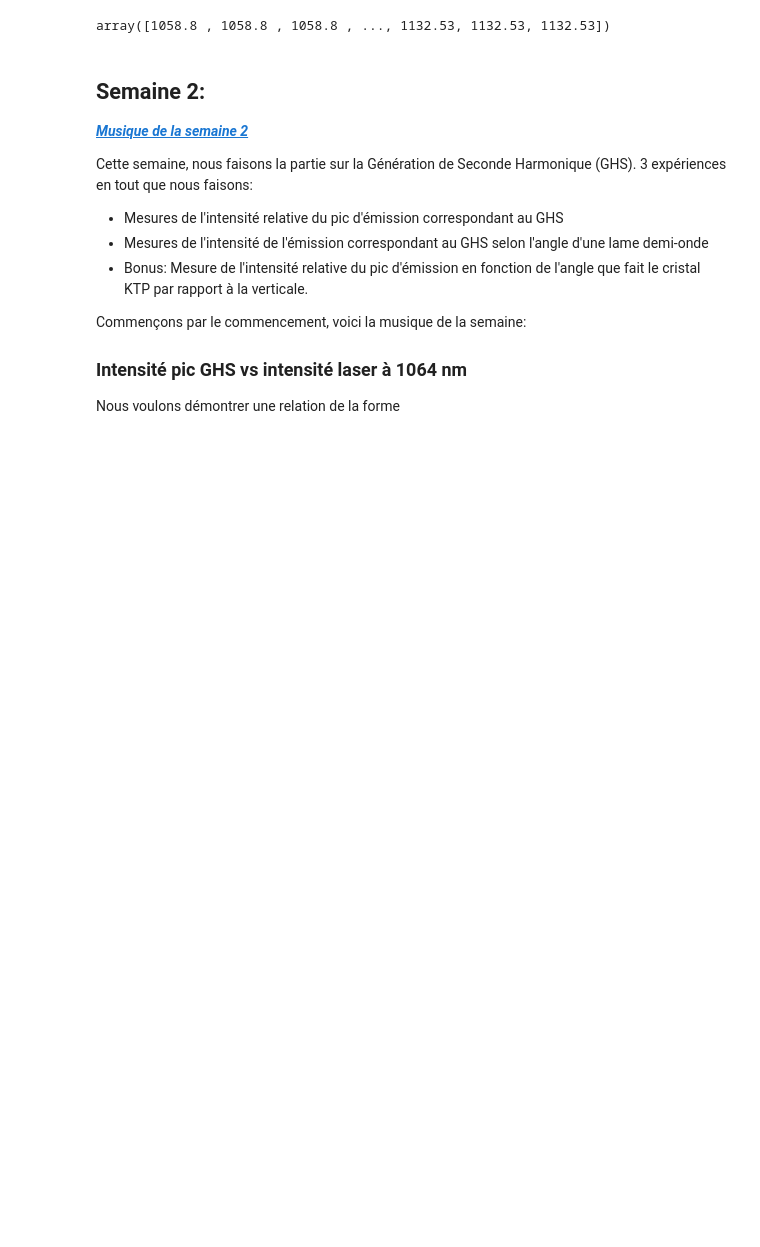
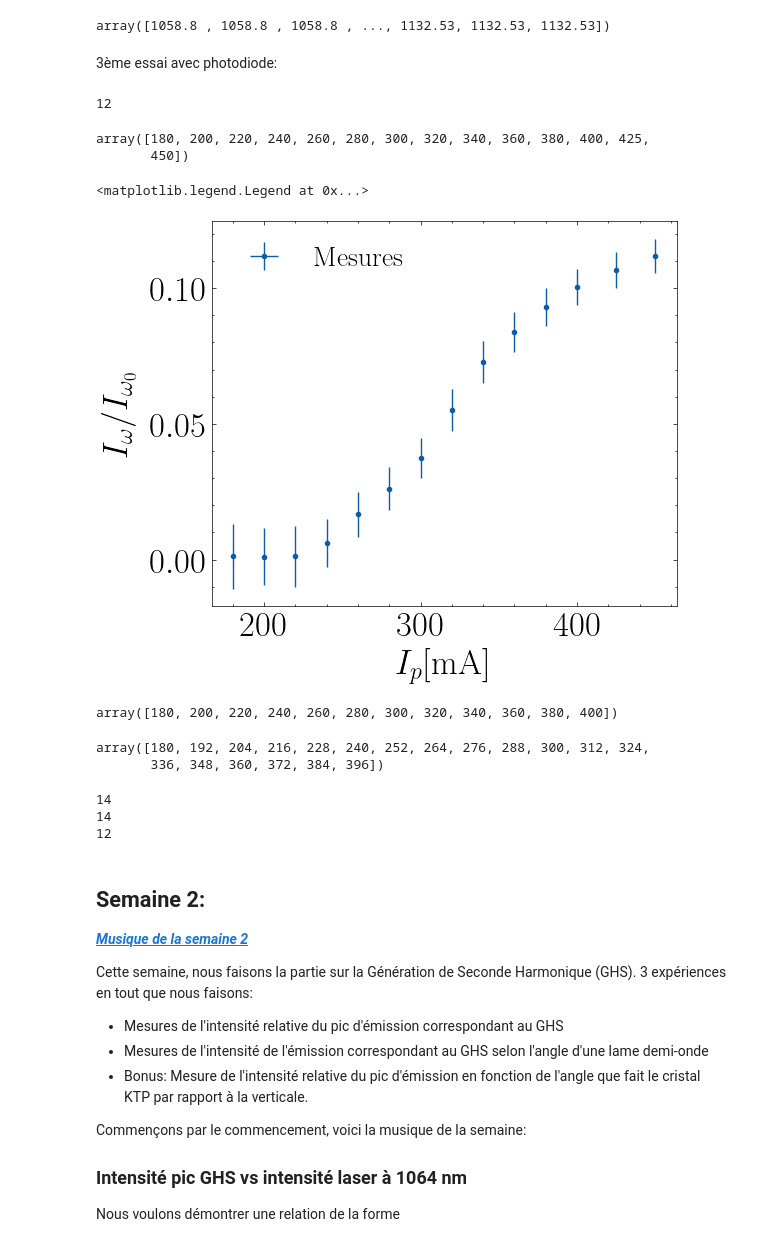
Before and after one commit to EnceladeCandy/phy3040, a Jupyter notebook: notebooks/optique_non_lineaire.ipynb, the cells around one changed output. Drawn from its saved outputs; the diff is of its cells as text; code cells hidden in the pictures; blank space fills up the shorter version.

```diff
--- a/notebooks/optique_non_lineaire.ipynb
+++ b/notebooks/optique_non_lineaire.ipynb
@@ -912,6 +937,61 @@ figure_folder
 intensity
 # %% [output]
 array([1058.8 , 1058.8 , 1058.8 , ..., 1132.53, 1132.53, 1132.53])
+# %% [markdown]
+3ème essai avec photodiode:
+# %%
+# Mesures prises dans le sens croissant: courant de pompe de 180 à 450
+intensity_808 = np.array([0.04065,0.0458, np.mean([0.0458, 0.04065]), 0.05570,0.05853,0.06048,0.06493,0.06287,0.06247,0.06570,0.06928,0.07360, 0.075, 0.076]) # mA
+# intensity_1064 = np.array([0.0074, 0.00645, 0.00551, 0.00455, 0.00346,0.00243,0.00158,0.00098,0.00034,0.00005,0.00005,0.00005 ])
+
+# Mesures prises dans le sens décroissant: courant de pompe de 450 à 180
+intensity_1064 = np.array([0.0085, 0.008, 0.0074, 0.00645, 0.00551, 0.00455, 0.00346,0.00243,0.00158,0.00098,0.00034,0.00005,0.00005 ,0.00005])[::-1] # mA
+
+# Incertitudes (même estimation qu'au début du notebook)
+intensity_std = np.array([0.007,  0.0073, 0.0072,0.00702, 0.00713, 0.00612, 0.00625, 0.00618, 0.0064]) # series of measurements at theta=20 radians
+sigma_intensity = intensity_std.std(ddof = 1)
+sigma_rapport = np.sqrt(sigma_intensity ** 2 / (intensity_808 ** 2) + (intensity_1064 ** 2)* sigma_intensity ** 2 / (intensity_808) ** 4)
+imin=180
+imax=400
+pump_current = np.append(np.arange(imin, imax+1, 20), [425, 450])
+rapport = intensity_1064 / intensity_808
+# %%
+len(pump_current)
+# %% [output]
+12
+# %%
+pump_current
+# %% [output]
+array([180, 200, 220, 240, 260, 280, 300, 320, 340, 360, 380, 400, 425,
+       450])
+# %%
+fig, axs = plt.subplots(1, 1, figsize = (6, 5))
+
+ax = axs
+ax.errorbar(pump_current, rapport, fmt = ".", label = "Mesures", xerr = sigma_intensity, yerr = sigma_rapport)
+ax.set(xlabel = r"$I_{p}$[mA]")
+ax.set_ylabel(r"$I_{\omega}/I_{\omega_0}$", labelpad = 10)
+ax.legend()
+# %% [output]
+<matplotlib.legend.Legend at 0x...>
+[figure, added]
+# %%
+pump_current
+# %% [output]
+array([180, 200, 220, 240, 260, 280, 300, 320, 340, 360, 380, 400])
+# %%
+pump_current
+# %% [output]
+array([180, 192, 204, 216, 228, 240, 252, 264, 276, 288, 300, 312, 324,
+       336, 348, 360, 372, 384, 396])
+# %%
+print(len(intensity_1064))
+print(len(intensity_808))
+print(len(pump_current))
+# %% [output]
+14
+14
+12
 # %% [markdown]
 ## Semaine 2:
 ***[Musique de la semaine 2](https://www.youtube.com/watch?v=eFTLKWw542g)***
```
Also changed, not shown: parts of 12 cells of this notebook.
